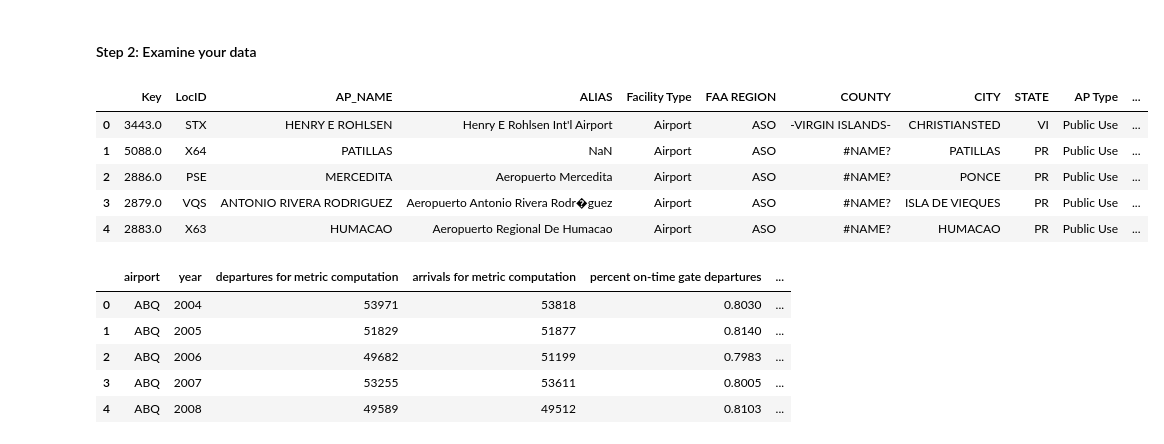
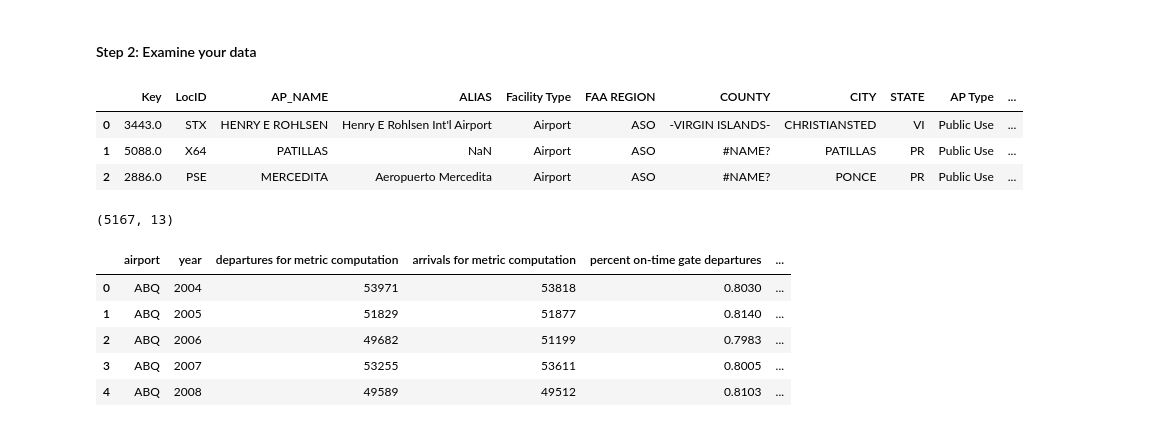
Before and after one commit to AndrewJeong89/GA-DSI, a Jupyter notebook: projects/projects-weekly/project-07/starter-code/project7- Airport - AJ.ipynb, the cells around one changed output. Cells and saved outputs as stored; diff of their text form; code cells hidden in the pictures.

```diff
--- a/projects/projects-weekly/project-07/starter-code/project7- Airport - AJ.ipynb
+++ b/projects/projects-weekly/project-07/starter-code/project7- Airport - AJ.ipynb
@@ -13,13 +13,17 @@ import psycopg2 as psy
 # %% [markdown]
 #### Step 2: Examine your data
 # %%
+# Examine airport data and import from csv
 airport = pd.read_csv('../assets/airports.csv')
-airport.head()
+airport.head(3)
 # %% [output]
 |  | Key | LocID | AP_NAME | ALIAS | Facility Type | FAA REGION | COUNTY | CITY | STATE | AP Type | ... |
 | 0 | 3443.0 | STX | HENRY E ROHLSEN | Henry E Rohlsen Int'l Airport | Airport | ASO | -VIRGIN ISLANDS- | CHRISTIANSTED | VI | Public Use | ... |
 | 1 | 5088.0 | X64 | PATILLAS | NaN | Airport | ASO | #NAME? | PATILLAS | PR | Public Use | ... |
 | 2 | 2886.0 | PSE | MERCEDITA | Aeropuerto Mercedita | Airport | ASO | #NAME? | PONCE | PR | Public Use | ... |
-| 3 | 2879.0 | VQS | ANTONIO RIVERA RODRIGUEZ | Aeropuerto Antonio Rivera Rodr�guez | Airport | ASO | #NAME? | ISLA DE VIEQUES | PR | Public Use | ... |
-| 4 | 2883.0 | X63 | HUMACAO | Aeropuerto Regional De Humacao | Airport | ASO | #NAME? | HUMACAO | PR | Public Use | ... |
+# %%
+# shape of airport shape
+airport.shape
+# %% [output]
+(5167, 13)
 # %%
```
Also changed, not shown: parts of 48 cells of this notebook, 1 other file.
